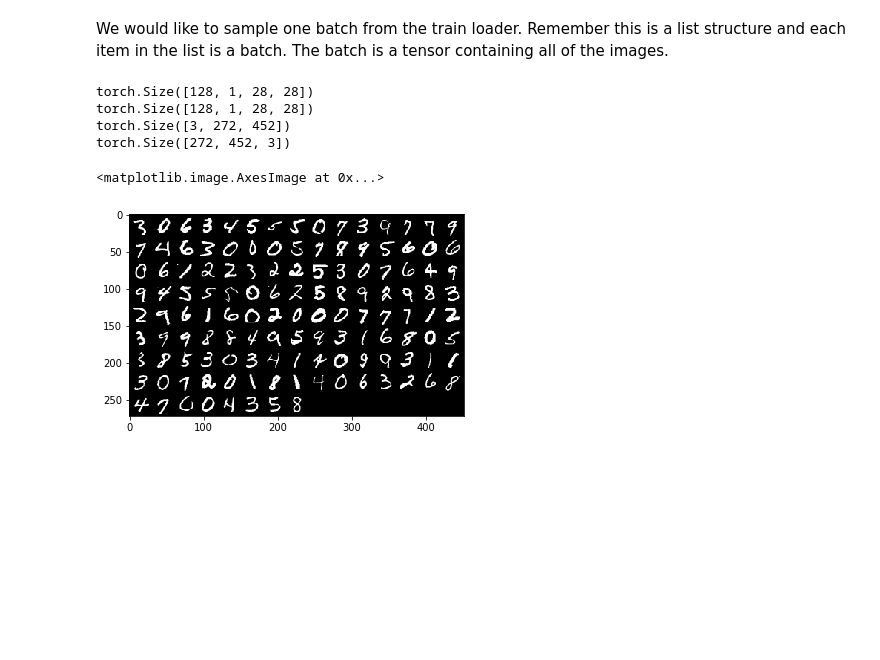
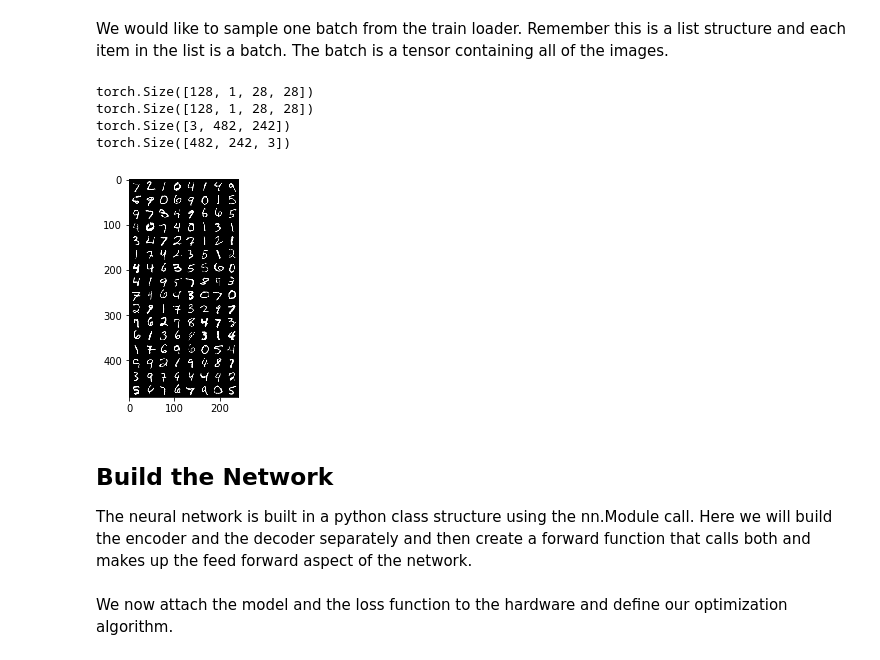
Before and after one commit to aho38/Practice, a Jupyter notebook: Simple_Autoencoder.ipynb, the cells around one changed output. Saved outputs shown, nothing was run; the diff lists cells and outputs as text; code cells hidden in the pictures; blank space fills up the shorter version.

Commit message:
Autoencoder

```diff
--- a/Simple_Autoencoder.ipynb
+++ b/Simple_Autoencoder.ipynb
@@ -75,11 +78,11 @@ img_transform = transforms.Compose([
     transforms.Normalize((0.5, 0.5, 0.5), (0.5, 0.5, 0.5))
 ])
 
-train_loader = torch.utils.data.DataLoader(MNIST('/home/odeguchy/Documents/data', train=True,download=True,
+train_loader = torch.utils.data.DataLoader(MNIST('../../Documents/data', train=True,download=True,
                                                 transform = img_transform),batch_size=batch_size,shuffle=True)
 
 
-test_loader = torch.utils.data.DataLoader(MNIST('/home/odeguchy/Documents/data',train=False,download=True,
+test_loader = torch.utils.data.DataLoader(MNIST('../../Documents/data',train=False,download=True,
                                                transform=img_transform),batch_size=10000,shuffle=False)
 # %%
 print('There are {} batches for training.'.format(len(train_loader)) )
@@ -90,17 +93,28 @@ There is 1 batch for training.
 # %% [markdown]
 We would like to sample one batch from the train loader. Remember this is a list structure and each item in the list is a batch. The batch is a tensor containing all of the images.
 # %%
-sample_batch,_ = next(iter(train_loader))
+# Extract batch from train loader
+sample_batch,_ = next(iter(test_loader))
+sample_batch = sample_batch[0:128,:,:,:]
 print(sample_batch.shape)
-pics = to_img(sample_batch)
-print(pics.shape)
-print(torchvision.utils.make_grid(pics,nrow=15).shape)
-print(torchvision.utils.make_grid(pics,nrow=15).permute(1,2,0).shape)
-plt.imshow(torchvision.utils.make_grid(pics,nrow=15).permute(1, 2, 0))
+
+# Use the denormalization function to change the sample batch
+sample_pics = to_img(sample_batch)
+print(sample_pics.shape)
+print(torchvision.utils.make_grid(sample_pics,nrow=8).shape)
+print(torchvision.utils.make_grid(sample_pics,nrow=8).permute(1,2,0).shape)
+# Use plt.imshow to display the images
+plt.imshow(torchvision.utils.make_grid(sample_pics,nrow=8).permute(1, 2, 0))
+plt.show()
+
+# Save target training batch
+torchvision.utils.save_image(sample_pics, '../../Documents/Autoencoder_batch_size_128_lr=0.001/recons/target.png')
 # %% [output]
 torch.Size([128, 1, 28, 28])
 torch.Size([128, 1, 28, 28])
-torch.Size([3, 272, 452])
-torch.Size([272, 452, 3])
+torch.Size([3, 482, 242])
+torch.Size([482, 242, 3])
-<matplotlib.image.AxesImage at 0x...>
-[figure, old version]
+[figure, new version]
+# %% [markdown]
+## Build the Network
+The neural network is built in a python class structure using the nn.Module call. Here we will build the encoder and the decoder separately and then create a forward function that calls both and makes up the feed forward aspect of the network.
@@ -106,0 +144,2 @@ torch.Size([272, 452, 3])
+# %% [markdown]
+We now attach the model and the loss function to the hardware and define our optimization algorithm.
```
Also changed, not shown: parts of 9 cells of this notebook.
